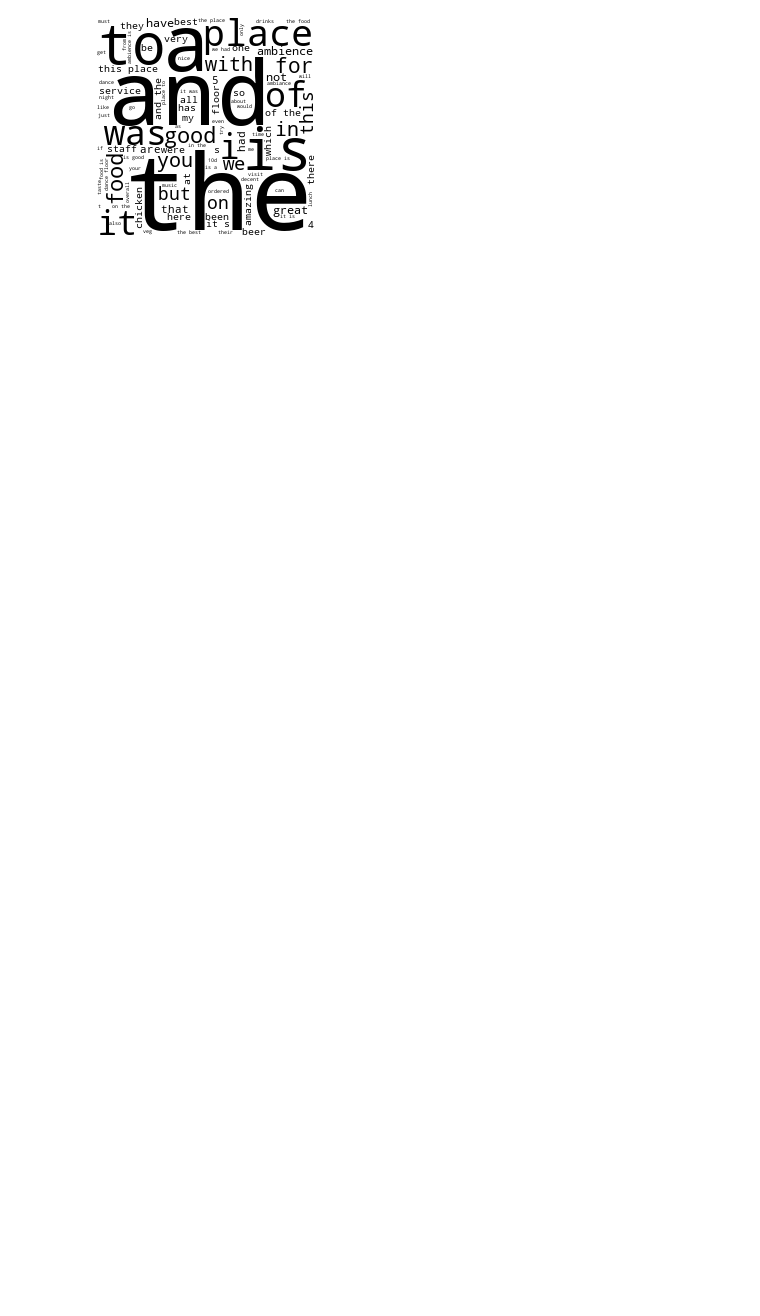
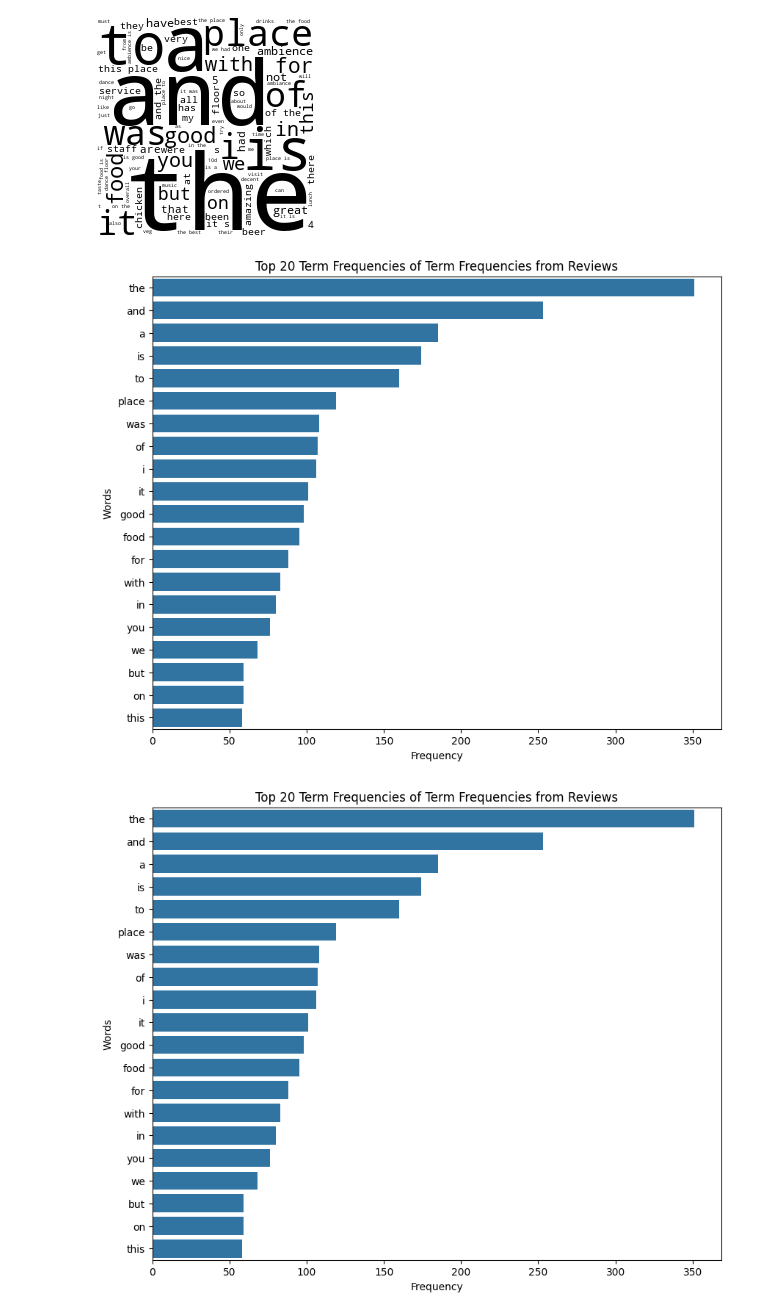
Before and after one commit to C-ph3r/Hyderabadi-Word-Soup, a Jupyter notebook: sentiment_analysis_exploration.ipynb, the cells around one changed output. Drawn from its saved outputs; the diff is of its cells as text; code cells hidden in the pictures; blank space fills up the shorter version.

```diff
--- a/sentiment_analysis_exploration.ipynb
+++ b/sentiment_analysis_exploration.ipynb
@@ -69,6 +90,10 @@ reviews_per_restaurant = reviews.groupby('Restaurant')['Review'].apply(list).to_
 # %%
-print("Total unique names:", len(reviews_per_restaurant))
-print("Sample structure:")
-for name, reviews in list(reviews_per_restaurant.items())[:5]:
-    print(f"Restaurant: {name}, Number of Reviews: {len(reviews)}")
+print("Total restaurants:", len(reviews_per_restaurant))
+print("Sample:")
+
+# Checking 5 random restaurants
+sampled_items = random.sample(list(reviews_per_restaurant.items()), 5)
+
+for name, reviews in sampled_items:
+    print(f"Restaurant: {name}  |  Number of Reviews: {len(reviews)}")
 # %% [output]
@@ -82,7 +191,7 @@ Restaurant: Absolute Sizzlers, Number of Reviews: 100
 # %%
 def generate_word_cloud_from_reviews(reviews_list):
     '''
-    Generates a word cloud from a list of review texts
+    Generates a word cloud from a list of reviews
     Input: reviews_list (list of str): List of review texts
     Output: PIL.Image: Word cloud image generated from the reviews
     '''
@@ -113,3 +222,32 @@ for name, reviews_list in reviews_per_restaurant.items():
 word_cloud_images['10 Downing Street']
 # %% [output]
 [figure]
+# %%
+def restaurant_term_frequencies(reviews_list):
+    '''
+    Calculates term frequencies from a list of reviews.
+    Input: reviews_list (list of str): List of review texts
+    Output: dataframe containing term frequencies
+    '''
+    # Convert the list of reviews into a DataFrame
+    reviews_df = pd.DataFrame(reviews_list, columns=["Review"])
+
+    # Vectorize the reviews to get trigrams
+    trigram_bow_vectorizer = CountVectorizer(ngram_range=(1, 3), token_pattern=r"(?u)\b\w+\b")
+    reviews_bow_td_matrix = trigram_bow_vectorizer.fit_transform(reviews_df["Review"]).toarray()
+    reviews_bow_word_list = trigram_bow_vectorizer.get_feature_names_out()
+
+    # Calculate word frequencies
+    reviews_raw_vocabulary_df = pipeline_v1e.word_freq_calculator(reviews_bow_td_matrix, reviews_bow_word_list, df_output=True)
+
+    return reviews_raw_vocabulary_df
+# %%
+term_frequencies = {}
+
+for name, reviews_list in reviews_per_restaurant.items():
+    term_frequencies[name] = restaurant_term_frequencies(reviews_list)
+
+pipeline_v1e.plot_term_frequency(term_frequencies['10 Downing Street'], 20, "Term Frequencies from Reviews", show=True)
+# %% [output]
+[figure, added]
+[figure, added]
```
Also changed, not shown: parts of 14 cells of this notebook, 2 other files.
